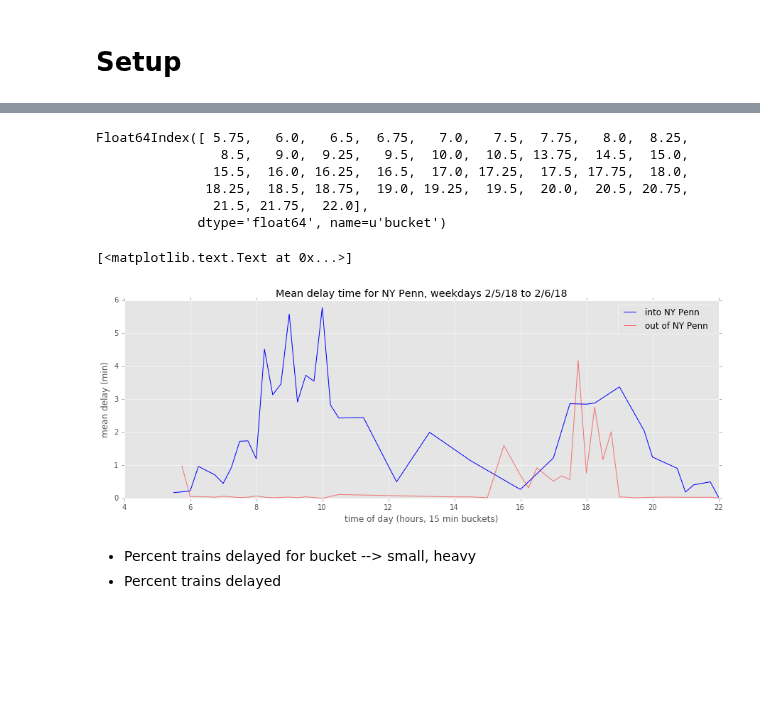
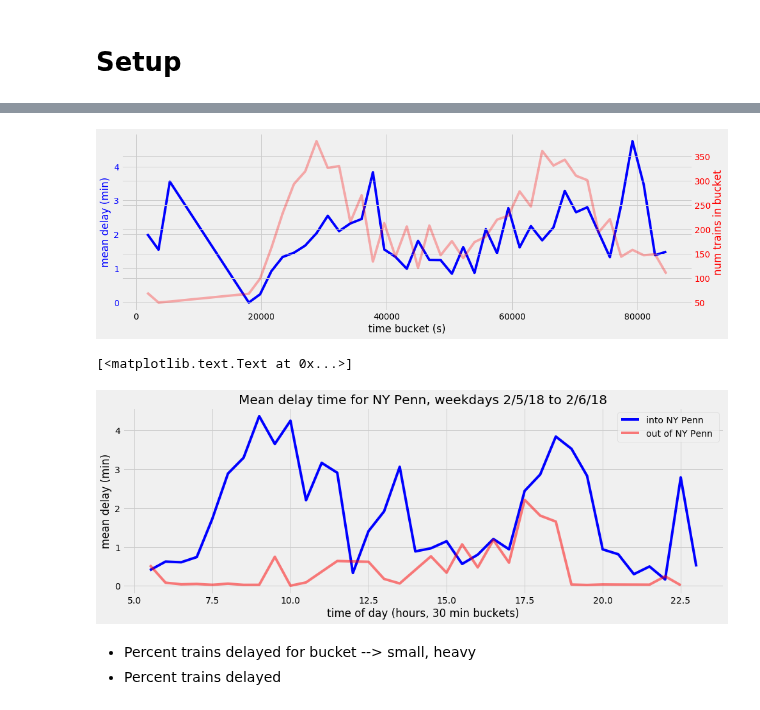
Before and after one commit to pranavbadami/njtransit, a Jupyter notebook: notebooks/analysis/morning_commute.ipynb, the cells around one changed output, grey strips where cells are left out. Saved outputs shown, nothing was run; the diff lists cells and outputs as text; code cells hidden in the pictures; blank space fills up the shorter version.

```diff
--- a/notebooks/analysis/morning_commute.ipynb
+++ b/notebooks/analysis/morning_commute.ipynb
@@ -45,9 +45,11 @@ def clean_delay(sec):
 weekdays_df['delay'] = weekdays_df['delay'].apply(lambda x: clean_delay(x))/60.0 # clean delay and get delay in minutes
 # %%
 def get_bucket(dep_time):
-    bucket = 15*60 # 15 min. buckets
+    bucket = 30*60 # 15 min. buckets
     dep_day = datetime(year=dep_time.year, month=dep_time.month, day=dep_time.day)
     diff = dep_time - dep_day
     return int(diff.total_seconds() / bucket) * bucket
 # %%
 weekdays_df['bucket'] = weekdays_df['time'].apply(get_bucket)
+# %%
+weekdays_df['status'] = weekdays_df['status'].fillna("Estimated")
@@ -60,2 +61,0 @@ valid_bucket_delays = delay_by_bucket.filter(lambda x: len(x) >= 50).groupby('bu
-# %%
-plt.style.use('ggplot')
@@ -89,3 +83,28 @@ trains_first = trains.first()
+# %%
+plt.style.use('fivethirtyeight')
+# %%
+fig, ax = plt.subplots(figsize=(15,5))
+delay_mean = valid_bucket_delays['delay'].mean()
+delay_mean = delay_mean[delay_mean.index > 900]
+sizes = valid_bucket_delays['delay'].size()
+sizes = sizes[sizes.index > 900]
+
+ax.plot(delay_mean, 'b-')
+ax.set_xlabel('time bucket (s)')
+# # Make the y-axis label, ticks and tick labels match the line color.
+ax.set_ylabel('mean delay (min)', color='b')
+ax.tick_params('y', colors='b')
+
+ax2 = ax.twinx()
+# s2 = np.sin(2 * np.pi * t)
+ax2.plot(sizes, 'r-', alpha=0.3)
+ax2.set_ylabel('num trains in bucket', color='r')
+ax2.tick_params('y', colors='r')
+
+# fig.tight_layout()
+# plt.show()
+# %% [output]
+[figure, added]
 # %%
 to_nyp = trains_last[(trains_last['type']=="NJ Transit") & (trains_last['to']=="New York Penn Station")].copy()
 to_nyp_bucket = to_nyp.groupby('bucket')
@@ -95,39 +114,30 @@ from_nyp_bucket = from_nyp.groupby('bucket')
 # %%
 valid_to_nyp_bucket = to_nyp_bucket.filter(lambda x: len(x) >= 20).groupby('bucket')
 valid_from_nyp_bucket = from_nyp_bucket.filter(lambda x: len(x) >= 20).groupby('bucket')
-# %%
-delay_mean_from.index/(3600.0)
-# %% [output]
-Float64Index([ 5.75,   6.0,   6.5,  6.75,   7.0,   7.5,  7.75,   8.0,  8.25,
-                8.5,   9.0,  9.25,   9.5,  10.0,  10.5, 13.75,  14.5,  15.0,
-               15.5,  16.0, 16.25,  16.5,  17.0, 17.25,  17.5, 17.75,  18.0,
-              18.25,  18.5, 18.75,  19.0, 19.25,  19.5,  20.0,  20.5, 20.75,
-               21.5, 21.75,  22.0],
-             dtype='float64', name=u'bucket')
 # %%
 fig, ax = plt.subplots(figsize=(15,5))
 delay_mean = valid_to_nyp_bucket['delay'].mean()
 delay_mean = delay_mean[delay_mean.index > 900]
 delay_mean_from = valid_from_nyp_bucket['delay'].mean()
 delay_mean_from = delay_mean_from[delay_mean_from.index > 900]
 
 
 to_line = ax.plot(delay_mean.index/(3600.0), delay_mean, 'b-', label="delay into NY Penn")
-ax.set_xlabel('time of day (hours, 15 min buckets)')
+ax.set_xlabel('time of day (hours, 30 min buckets)')
 # # Make the y-axis label, ticks and tick labels match the line color.
 ax.set_ylabel('mean delay (min)')
 ax.tick_params('y')
 
 # # s2 = np.sin(2 * np.pi * t)
 from_line = ax.plot(delay_mean_from.index/(3600.0), delay_mean_from, 'r-', alpha=0.5)
 # ax2.set_ylabel('num trains in bucket', color='r')
 # ax2.tick_params('y', colors='r')
 ax.legend(['into NY Penn', 'out of NY Penn '])
 
 ax.set(title='Mean delay time for NY Penn, weekdays 2/5/18 to 2/6/18')
 # %% [output]
 [<matplotlib.text.Text at 0x...>]
-[figure, old version]
+[figure, new version]
 # %% [markdown]
 - Percent trains delayed for bucket --> small, heavy
 - Percent trains delayed
```
Also changed, not shown: parts of 18 cells of this notebook.
